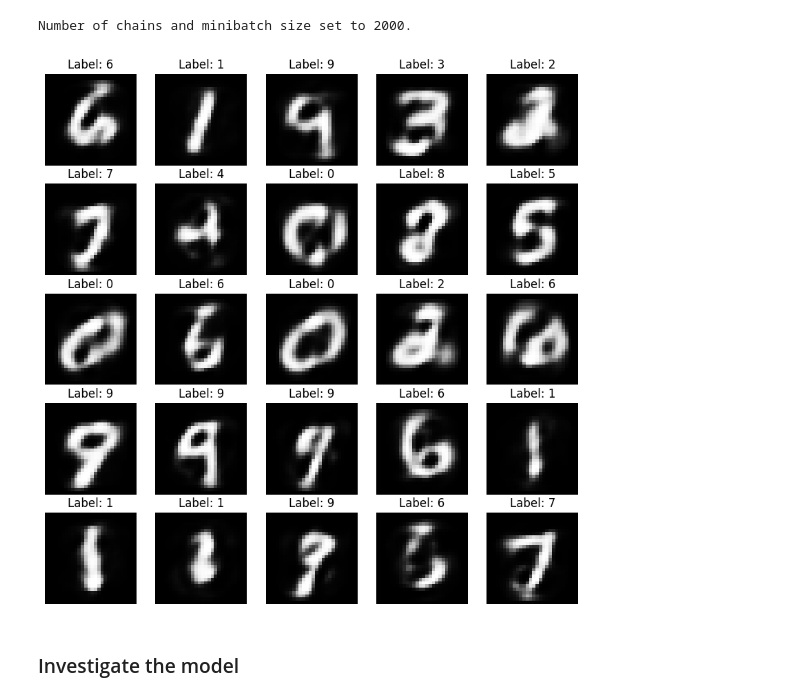
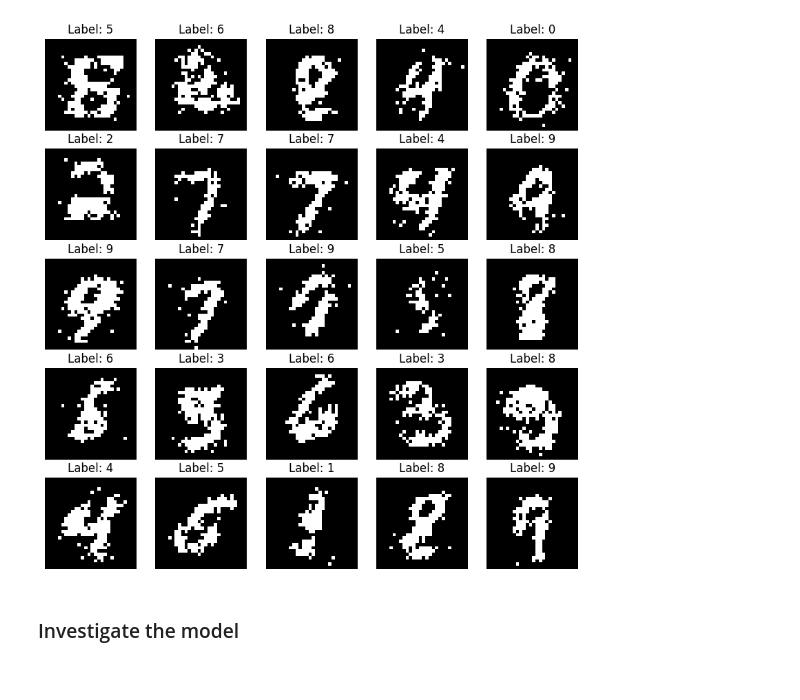
Before and after one commit to rossetl/annaDCA, a Jupyter notebook: train_aiRBM.ipynb, the cells around one changed output. Drawn from its saved outputs; the diff is of its cells as text; code cells hidden in the pictures.

```diff
--- a/train_aiRBM.ipynb
+++ b/train_aiRBM.ipynb
@@ -138,23 +89,20 @@ if args["pseudocount"] is None:
 # %%
 # Initialize the chains
-print(f"Number of chains and minibatch size set to {args["nchains"]}.")
 chains = rbm.init_chains(
-    num_samples=args["nchains"],
+    num_samples=nchains,
 )
-# %% [output]
-Number of chains and minibatch size set to 2000.
 # %%
 # Initialize gradients for the parameters
 for key, value in rbm.params.items():
     value.grad = torch.zeros_like(value)
 
 # Select the optimizer
-optimizer = SGD(rbm.params.values(), lr=args["lr"], maximize=True)
+optimizer = SGD(rbm.params.values(), lr=lr, maximize=True)
 # %%
 # Dataloader
 dataloader = DataLoader(
     dataset,
-    batch_size=args["nchains"],
+    batch_size=nchains,
     shuffle=True,
     drop_last=True,
 )
@@ -185,10 +111,10 @@ with open(file_paths["log"], "w") as f:
 # %%
 # Training cycle
-pbar = tqdm(initial=0, total=args["nepochs"], colour="red", dynamic_ncols=True, ascii="-#")
+pbar = tqdm(initial=0, total=nepochs, colour="red", dynamic_ncols=True, ascii="-#")
 upd = 0
 with torch.no_grad():
-    while upd < args["nepochs"]:
-
+    while upd < nepochs:
+        upd += 1
         if upd % 10 == 0:
             pbar.update(10)
 
@@ -199,49 +125,36 @@ with torch.no_grad():
             rbm=rbm,
             data_batch=batch,
             chains=chains,
-            gibbs_steps=args["gibbs_steps"],
-            pseudo_count=args["pseudocount"],
-            centered=args["centered"],
+            gibbs_steps=gibbs_steps,
+            pseudo_count=pseudocount,
+            centered=centered,
         )
 
         # Update the parameters
         optimizer.step()
-
-        if upd % 100 == 0:
-            rbm.save(
-                filename=file_paths["params"],
-                num_updates=upd,
-            )
-            rbm.save_chains(
-                filename=file_paths["chains"],
-                visible=chains["visible"],
-                label=chains["label"],
-            )
-
-        upd += 1
 # %%
 # Take the first 25 chains and plot the visible units in a 5x5 grid for visualizing the MNIST digits
 import matplotlib.pyplot as plt
 
 # Take the first 25 chains
-mh = rbm.sample_hiddens(**chains)["hidden_mag"]
-mv = rbm.sample_visibles(**chains)["visible_mag"]
+#mh = rbm.sample_hiddens(**chains)["hidden_mag"]
+#mv = rbm.sample_visibles(**chains)["visible_mag"]
 
 l = rbm.sample_labels(**chains)["label_mag"]
 first_25_labels = dataset.to_label(l)[:25]
-first_25_chains = mv[:25].cpu().numpy()
+first_25_chains = chains["visible"][:25].cpu().numpy()
 
 
 # Plot the visible units in a 5x5 grid
 fig, axes = plt.subplots(5, 5, figsize=(10, 10))
 for i, ax in enumerate(axes.flat):
     ax.imshow(first_25_chains[i].reshape(28, 28), cmap='gray')
     ax.set_title(f"Label: {first_25_labels[i]}")
     ax.axis('off')
 
 plt.show()
 # %% [output]
-[figure, old version]
+[figure, new version]
 # %% [markdown]
 ### Investigate the model
 # %%
```
Also changed, not shown: parts of 18 cells of this notebook, 11 other files.
